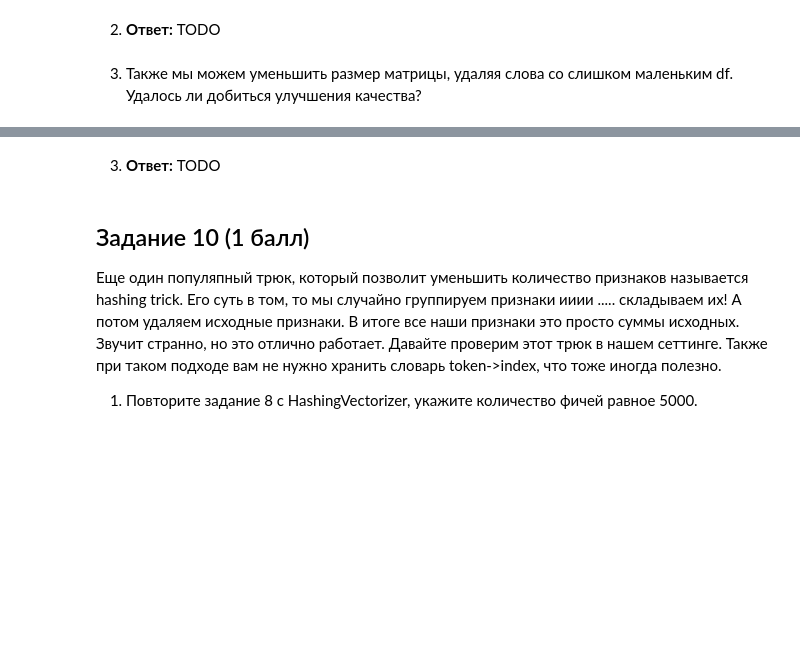
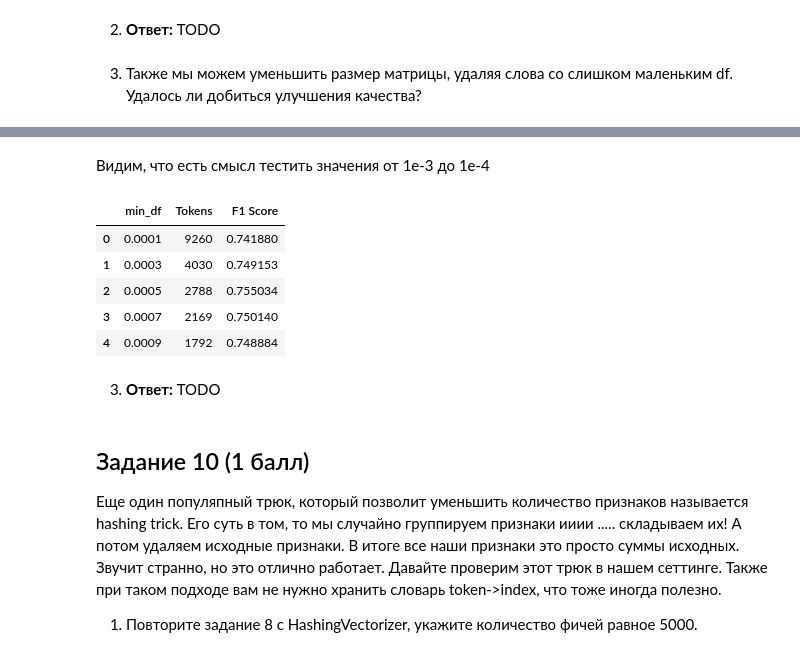
Before and after one commit to vctriusss/iad-ds-homeworks, a Jupyter notebook: hw06_texts.ipynb, the cells around one changed output, grey strips where cells are left out. Saved outputs shown, nothing was run; the diff lists cells and outputs as text; code cells hidden in the pictures; blank space fills up the shorter version.

```diff
--- a/hw06_texts.ipynb
+++ b/hw06_texts.ipynb
@@ -351,0 +438,19 @@ F1 score: *YOUR SCORE*
+# %%
+def fit_and_predict(train: pd.DataFrame, test: pd.DataFrame, vectorizer) -> Tuple[Tuple[int, int], float]:
+    bow_train = vectorizer.fit_transform(train['text'])
+    bow_test = vectorizer.transform(test['text'])
+
+    logreg = LogisticRegression(max_iter=200, random_state=42)
+    logreg.fit(bow_train, y_train)
+
+    pred = logreg.predict(bow_test)
+
+    return bow_train.shape, f1_score(y_test, pred)
+# %%
+from sklearn.feature_extraction.text import TfidfVectorizer
+
+tfidf = TfidfVectorizer(tokenizer=custom_tokenizer)
+
+shape, f1 = fit_and_predict(train, test, vectorizer=tfidf)
+print('Matrix shape:', shape)
+print('F1 Test score:', f1)
@@ -371,0 +477,6 @@ F1 score: *YOUR SCORE*
+# %%
+tfidf3 = TfidfVectorizer(tokenizer=custom_tokenizer, max_df=0.9, min_df=0.001)
+
+shape, f1 = fit_and_predict(train, test, vectorizer=tfidf)
+print('Matrix shape:', shape)
+print('F1 Test score:', f1)
@@ -371,0 +492,16 @@ F1 score: *YOUR SCORE*
+# %%
+def test_min_dfs(min_df_list: Iterable):
+    tokens_num = []
+    f1_scores = []
+
+    for df in min_df_list:
+        vectorizer = TfidfVectorizer(tokenizer=custom_tokenizer, max_df=0.9, min_df=df)
+
+        shape, f1 = fit_and_predict(train, test, vectorizer=vectorizer)
+        tokens_num.append(shape[1])
+        f1_scores.append(f1)
+
+    result = pd.DataFrame({'min_df': min_df_list,
+                           'Tokens': tokens_num,
+                           'F1 Score': f1_scores})
+    display(result);
@@ -372,3 +518,16 @@ F1 score: *YOUR SCORE*
+# %% [markdown]
+Видим, что есть смысл тестить значения от 1e-3 до 1e-4
+# %%
+min_dfs = np.arange(0.0001, 0.0011, 0.0002)
+
+test_min_dfs(min_dfs)
+# %% [output]
+|  | min_df | Tokens | F1 Score |
+| 0 | 0.0001 | 9260 | 0.741880 |
+| 1 | 0.0003 | 4030 | 0.749153 |
+| 2 | 0.0005 | 2788 | 0.755034 |
+| 3 | 0.0007 | 2169 | 0.750140 |
+| 4 | 0.0009 | 1792 | 0.748884 |
 # %% [markdown]
 3. **Ответ:** TODO
 # %% [markdown]
```
Also changed, not shown: parts of 49 cells of this notebook.
